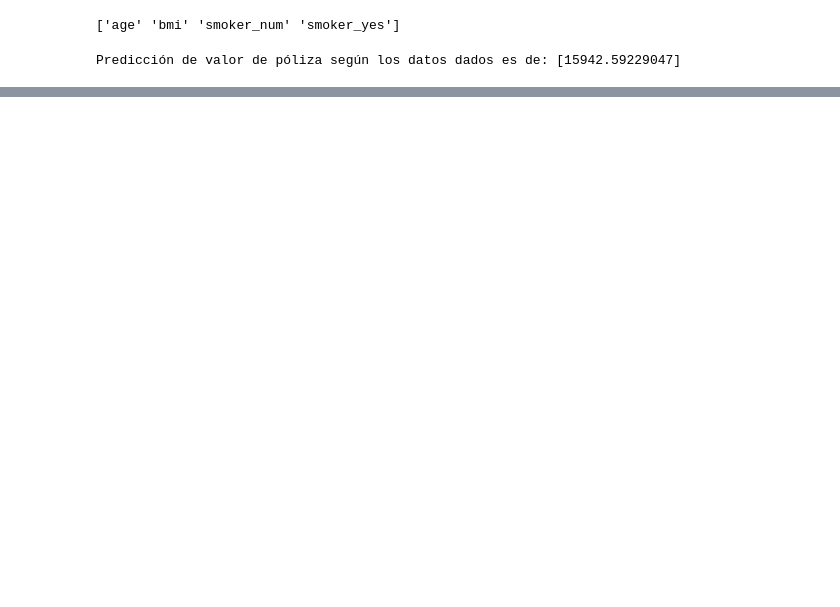
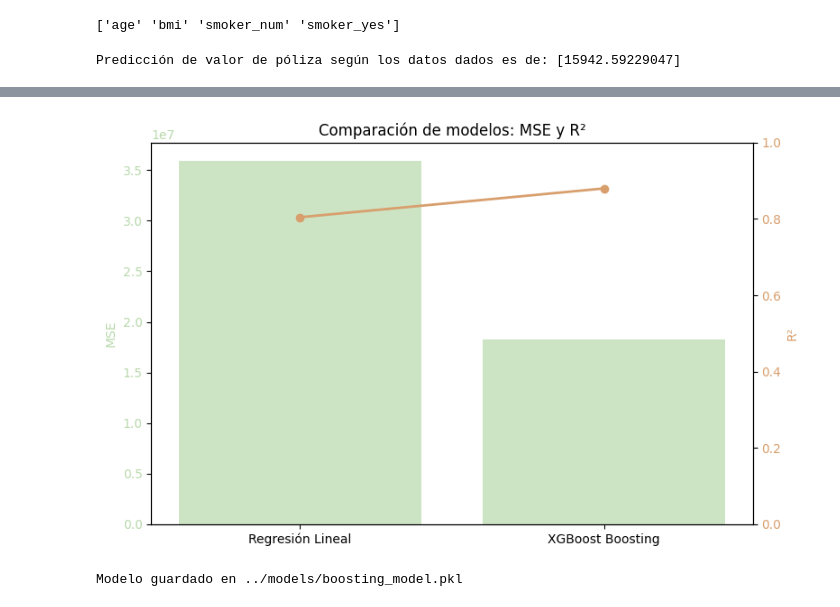
Before and after one commit to 4GeeksAcademy/Leonel_Ponce_Boosting_Algoritmos, a Jupyter notebook: src/explore.ipynb, the cells around one changed output, grey strips where cells are left out. Cells and saved outputs as stored; diff of their text form; code cells hidden in the pictures; blank space fills up the shorter version.

```diff
--- a/src/explore.ipynb
+++ b/src/explore.ipynb
@@ -52,0 +138,29 @@ https://leonel-ponce-ml-con-streamlit-prueba.onrender.com
+# %%
+#Comparación de los datos del modelo de regresión lineal vs XGBoost
+modelos = ["Regresión Lineal", "XGBoost Boosting"]
+mse = [35921882.08, 18230715.83]
+r2 = [0.8045, 0.88]
+
+fig, ax1 = plt.subplots(figsize=(8,5))
+
+ax1.bar(modelos, mse, color="#b9d9ac", alpha=0.7, label="MSE")
+ax1.set_ylabel("MSE", color="#b9d9ac")
+ax1.tick_params(axis='y', labelcolor="#b9d9ac")
+ax1.set_title("Comparación de modelos: MSE y R²")
+
+ax2 = ax1.twinx()
+ax2.plot(modelos, r2, color="#d89f6d", marker="o", linewidth=2, label="R²")
+ax2.set_ylabel("R²", color="#d89f6d")
+ax2.tick_params(axis='y', labelcolor="#d89f6d")
+ax2.set_ylim(0, 1)
+
+fig.tight_layout()
+plt.show()
+# %% [output]
+[figure, added]
+# %%
+#Guardamos el modelo entrenado
+joblib.dump(model, "../models/boosting_model.pkl")
+print("Modelo guardado en ../models/boosting_model.pkl")
+# %% [output]
+Modelo guardado en ../models/boosting_model.pkl
```
Also changed, not shown: parts of 12 cells of this notebook, 1 other file.
